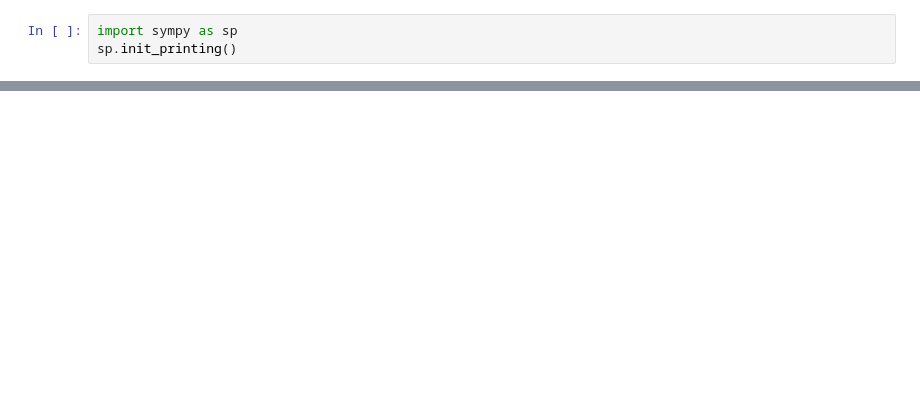
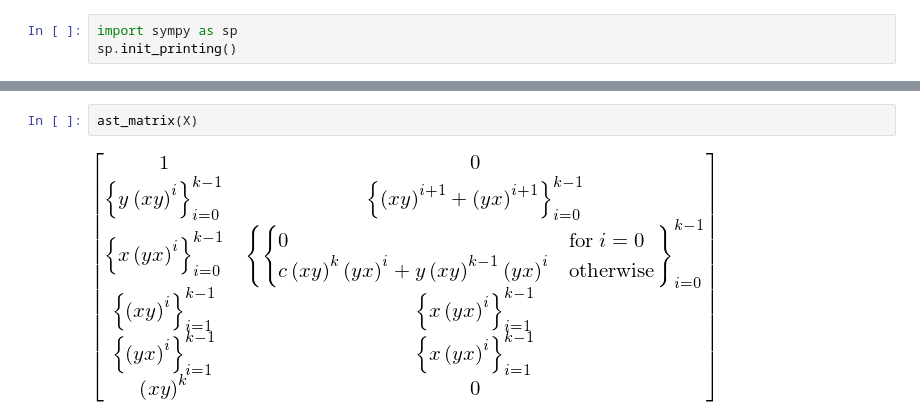
Before and after one commit to dniku/symbolic-computations, a Jupyter notebook: cohomology.ipynb, the cells around one changed output, grey strips where cells are left out. Cells and saved outputs as stored; diff of their text form; blank space fills up the shorter version.

```diff
--- a/cohomology.ipynb
+++ b/cohomology.ipynb
@@ -169,0 +22,4 @@ xreplace → <bound method Basic.xreplace of SeqFormula(y*(x*y)**i, (i, 0, k - 1
+# %%
+ast_matrix(X)
+# %% [output]
+[figure, added]
```
Also changed, not shown: parts of 41 cells of this notebook.
